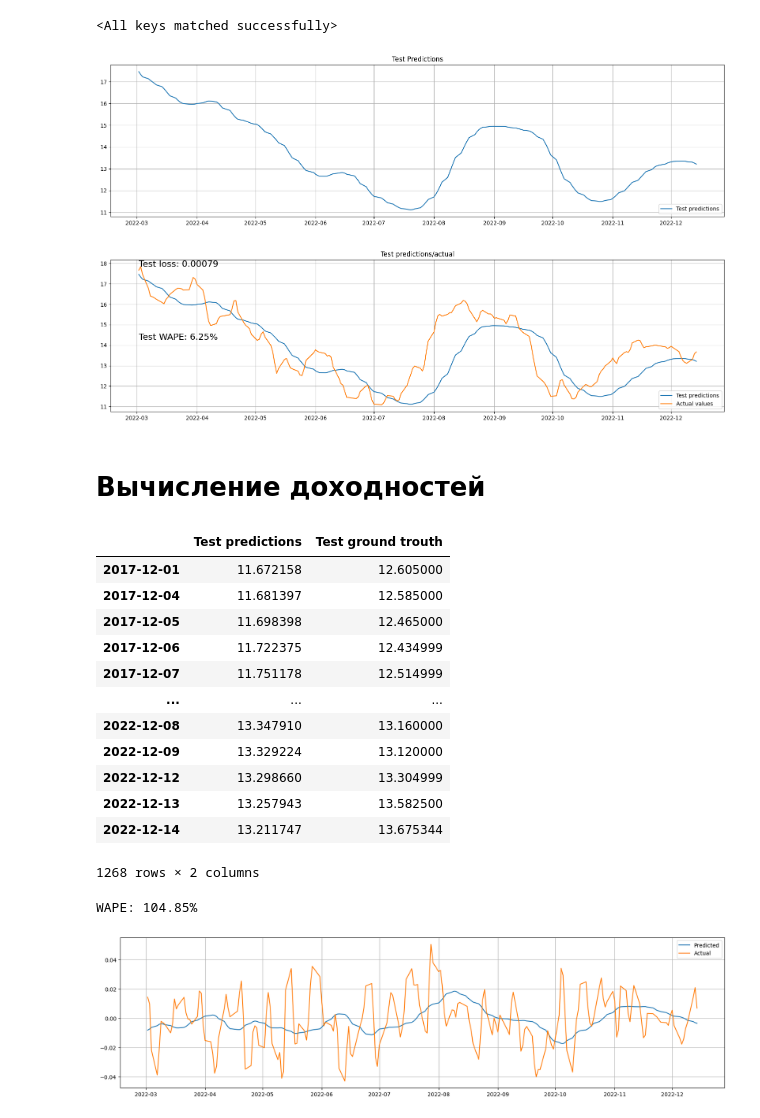
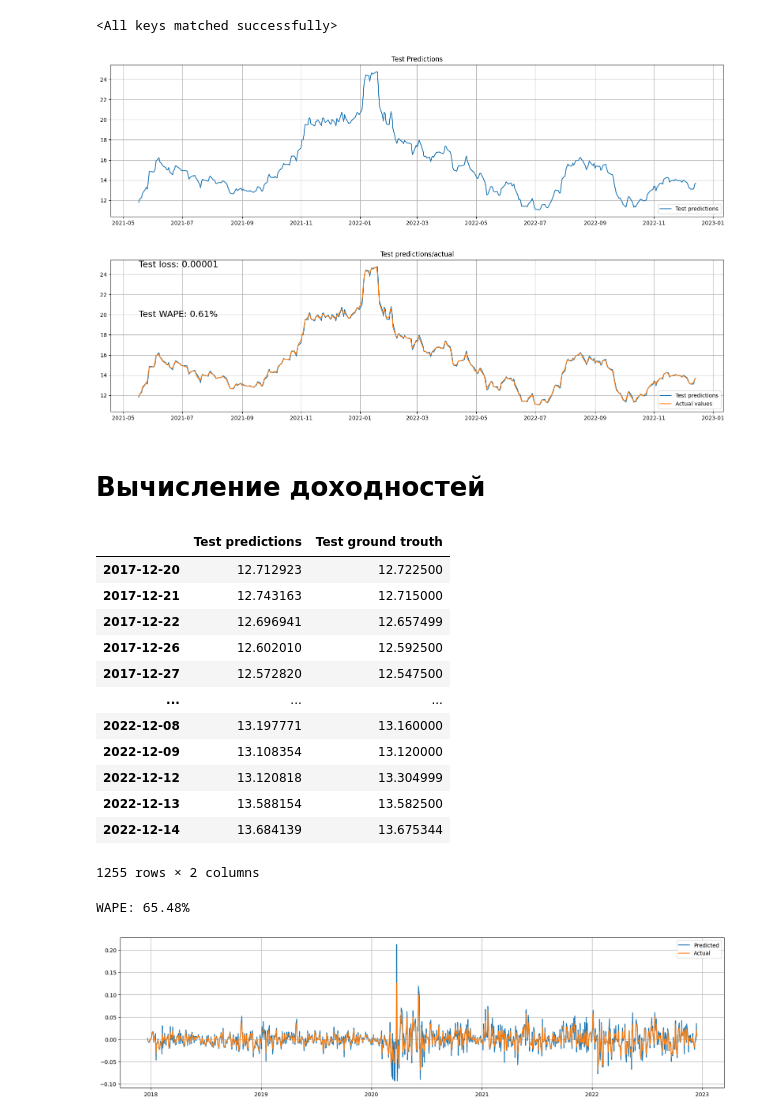
Before and after one commit to AndrewGrishin/Stock-Forecasting, a Jupyter notebook: NN Implementation/script.ipynb, the cells around one changed output. Cells and saved outputs as stored; diff of their text form; code cells hidden in the pictures.

```diff
--- a/NN Implementation/script.ipynb
+++ b/NN Implementation/script.ipynb
@@ -108,8 +108,8 @@ plt.show()
 # %% [markdown]
 ### SSA + EMD denoising
 # %%
-x_hat = SSA.get_components(open_price, L)
-reconstructed_series, (imfs, norms) = denoise(x_hat, open_price)
-
-reconstructed_series.shape, open_price.shape, imfs.shape, norms.shape
+# x_hat = SSA.get_components(open_price, L)
+# reconstructed_series, (imfs, norms) = denoise(x_hat, open_price)
+#
+# reconstructed_series.shape, open_price.shape, imfs.shape, norms.shape
 # %%
@@ -147,7 +147,7 @@ plot_initial_series_and_reconstructed(reconstructed_series, open_price, start= N
 # %% [markdown]
 ### Формирование матрицы траекторий
 # %%
-WINDOW_SIZE = 70 #40
+WINDOW_SIZE = 200 #40
 X, y = data_to_X_y(reconstructed_series, window_size= WINDOW_SIZE)
 dates_x, dates_y = data_to_X_y(dates, window_size= WINDOW_SIZE)
 
@@ -366,18 +366,18 @@ torch.manual_seed(42)
 
 params = {
     "input_dim": X_train.shape[-1],
-    "hid_dim": 64,
+    "hid_dim": 180,
     "out_dim": 1,
-    "num_layers": 5,
+    "num_layers": 1,
     "type": "lstm",
     "dropout": 0.0
 }
 
 model = StockPredictor(**params)
 # %%
-epochs = 50
+epochs = 10_000
 criterion = nn.MSELoss()
-optimizer = optim.Adam(model.parameters(), lr= 3e-4)
+optimizer = optim.Adam(model.parameters(), lr= 3e-5)
 metric_name = "WAPE"
 
 train_params = {
@@ -408,10 +408,10 @@ model.load_state_dict(train_res["best model"])
 # %%
 eval_res = Train_Eval_Plot.eval(model, test_loader, metrics_dict[metric_name], criterion, device= "cpu")
 # %%
-Train_Eval_Plot.plot_eval_res(eval_res, y_test_scaled, scaler, dates_test_y, start= -200, end= None)
+Train_Eval_Plot.plot_eval_res(eval_res, y_test_scaled, scaler, dates_test_y, start= -400, end= None)
 # %% [output]
-[figure, old version]
+[figure, new version]
-[figure, old version]
+[figure, new version]
 # %% [markdown]
 # Вычисление доходностей
 # %%
@@ -423,18 +423,18 @@ predicted_open_prices = pd.DataFrame({
 predicted_open_prices
 # %% [output]
 |  | Test predictions | Test ground trouth |
-| 2017-12-01 | 11.672158 | 12.605000 |
-| 2017-12-04 | 11.681397 | 12.585000 |
-| 2017-12-05 | 11.698398 | 12.465000 |
-| 2017-12-06 | 11.722375 | 12.434999 |
-| 2017-12-07 | 11.751178 | 12.514999 |
+| 2017-12-20 | 12.712923 | 12.722500 |
+| 2017-12-21 | 12.743163 | 12.715000 |
+| 2017-12-22 | 12.696941 | 12.657499 |
+| 2017-12-26 | 12.602010 | 12.592500 |
+| 2017-12-27 | 12.572820 | 12.547500 |
 | ... | ... | ... |
-| 2022-12-08 | 13.347910 | 13.160000 |
-| 2022-12-09 | 13.329224 | 13.120000 |
-| 2022-12-12 | 13.298660 | 13.304999 |
-| 2022-12-13 | 13.257943 | 13.582500 |
-| 2022-12-14 | 13.211747 | 13.675344 |
+| 2022-12-08 | 13.197771 | 13.160000 |
+| 2022-12-09 | 13.108354 | 13.120000 |
+| 2022-12-12 | 13.120818 | 13.304999 |
+| 2022-12-13 | 13.588154 | 13.582500 |
+| 2022-12-14 | 13.684139 | 13.675344 |
-1268 rows × 2 columns
+1255 rows × 2 columns
 # %%
 pct_change = predicted_open_prices.pct_change()[1:]
 
@@ -446,13 +446,13 @@ metric_value = metrics_dict.metrics_dict["WAPE"]()(predicted_pct_changes, test_v
 # %%
 from matplotlib import rcParams
 
 rcParams["figure.figsize"] = 20, 5
 print(f"WAPE: {metric_value:.2f}%")
-plt.plot(dates[-200:], predicted_pct_changes[-200:], label= "Predicted")
-plt.plot(dates[-200:], test_values[-200:], label= "Actual")
+plt.plot(dates[-0:], predicted_pct_changes[-0:], label= "Predicted")
+plt.plot(dates[-0:], test_values[-0:], label= "Actual")
 plt.grid(True)
 plt.legend(loc= "best")
 plt.show()
 # %% [output]
-WAPE: 104.85%
+WAPE: 65.48%
-[figure, old version]
+[figure, new version]
```
Also changed, not shown: parts of 6 cells of this notebook.
